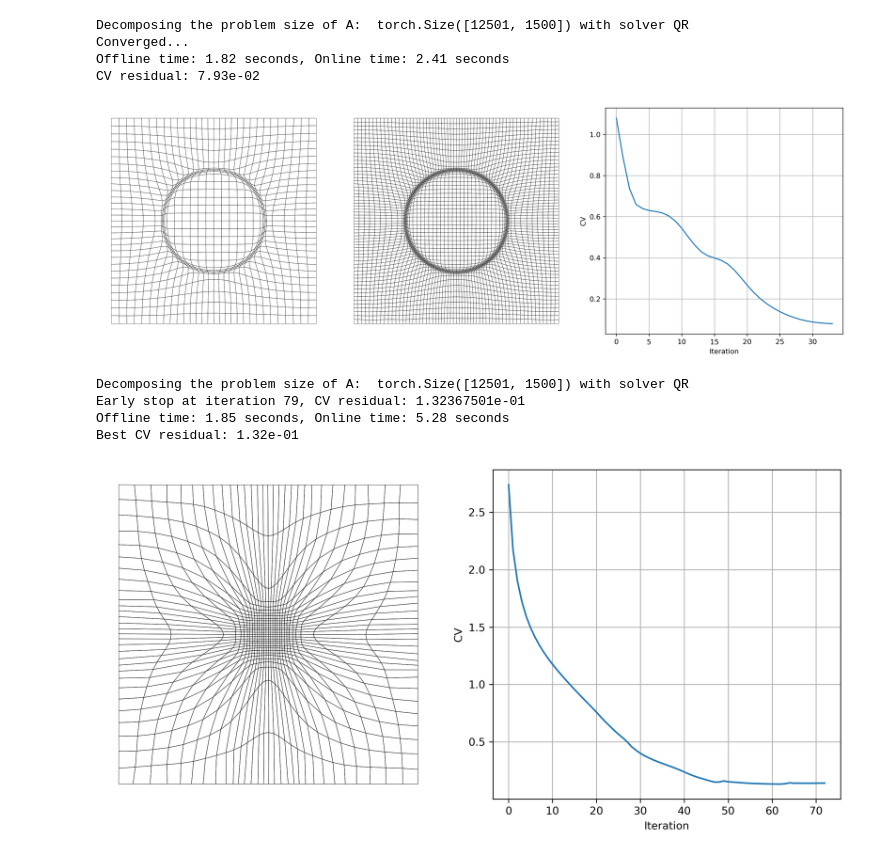
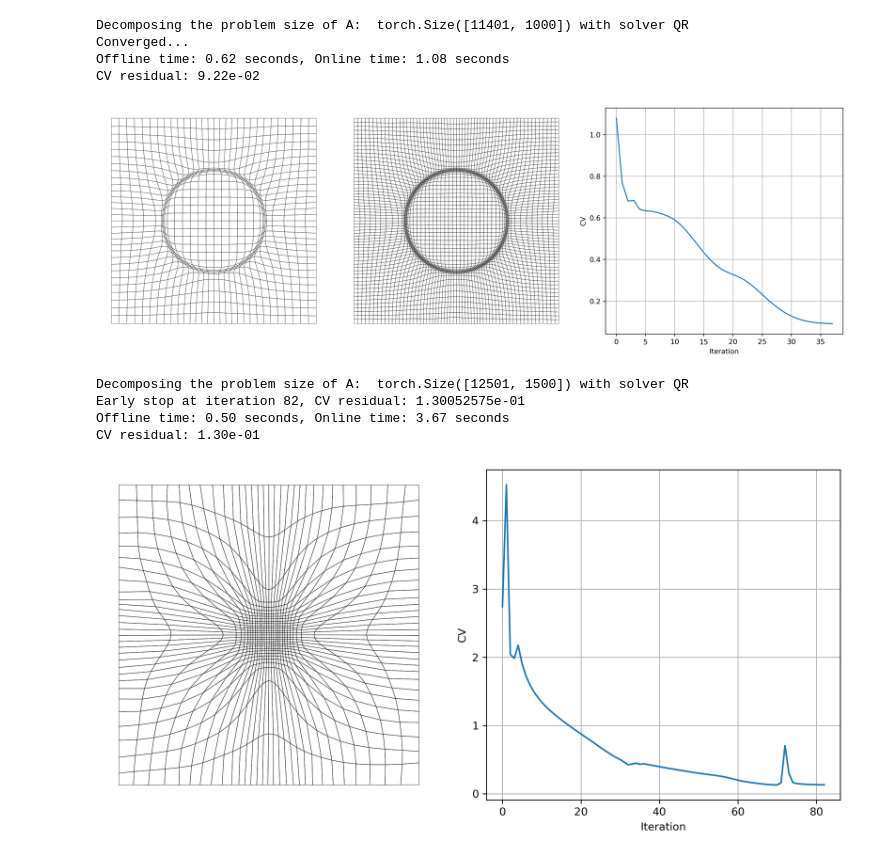
Before and after one commit to GenieYoung/RelaxationMover_RFM, a Jupyter notebook: main.ipynb, the cells around one changed output. Cells and saved outputs as stored; diff of their text form; code cells hidden in the pictures.

```diff
--- a/main.ipynb
+++ b/main.ipynb
@@ -1,12 +1,10 @@
 # %%
 from RelaxationMover_RFM import *
 
-#device = "cuda" if torch.cuda.is_available() else "cpu"
-device = 'cpu'
+device = "cuda" if torch.cuda.is_available() else "cpu"
 torch.set_default_device(device)
 torch.set_default_dtype(torch.float64)
 
-seed = 42
 torch.cuda.empty_cache()
 torch.manual_seed(seed)
 torch.cuda.manual_seed(seed)
@@ -124,8 +122,8 @@ def monitor_ring(x, y):
     return 1.0 + alpha1 / (torch.cosh(alpha2 * (r2 - a*a)) ** 2)
 
 domain = pyrfm.Square2D([0.5, 0.5], [0.5, 0.5])
-rfm_cfg = RFMConfig(n_samples_inner=10000, n_samples_boundary=1000, n_samples_interface=1000, corner1=torch.tensor([[0.0, 0.0]], device=device), boundary_lambda=100,
-                    n_hidden=1500,  n_subdomains=1, pou='PsiA', rf='tanh3', damp_value=1e-8)
+rfm_cfg = RFMConfig(n_samples_inner=10000, n_samples_boundary=400, corner1=torch.tensor([[0.0, 0.0]], device=device), boundary_lambda=100,
+                    n_hidden=1000,  n_subdomains=1, pou='PsiA', rf='tanh3', damp_value=1e-8)
 it_cfg = IterationConfig(maxiter=200, rtol=1e-4, pseudo_dt=0.1, early_stop_num=10, verbose=False)
 
 mover = RelaxationMover_RFM(domain, rfm_cfg)
@@ -155,11 +153,11 @@ plt.close()
 
 del mover
 # %% [output]
-Decomposing the problem size of A:  torch.Size([12501, 1500]) with solver QR
+Decomposing the problem size of A:  torch.Size([11401, 1000]) with solver QR
 Converged...
-Offline time: 1.82 seconds, Online time: 2.41 seconds
-CV residual: 7.93e-02
+Offline time: 0.62 seconds, Online time: 1.08 seconds
+CV residual: 9.22e-02
-[figure, old version]
+[figure, new version]
 # %%
 def monitor_bell(x, y):
     a = 0
@@ -169,35 +167,35 @@ def monitor_bell(x, y):
     return 1.0 + alpha1 / (torch.cosh(alpha2 * (r2 - a*a)) ** 2)
 
 domain = pyrfm.Square2D([0.5, 0.5], [0.5, 0.5])
-rfm_cfg = RFMConfig(n_samples_inner=10000, n_samples_boundary=1000, n_samples_interface=1000, corner1=torch.tensor([[0.0, 0.0]], device=device), boundary_lambda=100,
+rfm_cfg = RFMConfig(n_samples_inner=10000, n_samples_boundary=1000, corner1=torch.tensor([[0.0, 0.0]], device=device), boundary_lambda=100,
                     n_hidden=1500,  n_subdomains=1, pou='PsiA', rf='tanh3', damp_value=1e-8)
 it_cfg = IterationConfig(maxiter=200, rtol=1e-4, pseudo_dt=0.1, early_stop_num=10, verbose=False)
 
 mover = RelaxationMover_RFM(domain, rfm_cfg)
 mover.relaxation(monitor_bell, it_cfg)
 print(f'Offline time: {mover.build_time:.2f} seconds, Online time: {mover.run_time:.2f} seconds')
 print(f'CV residual: {mover.best_CV_residual:.2e}')
 
 fig, ax = plt.subplots(1, 2, figsize=(10, 5), dpi=300)
 
 V, T = unit_square_mesh(30, quad=True)
 adapt_V = mover.move(V)
 draw_quad_mesh(adapt_V, T, ax=ax[0])
 
 ax[1].plot(mover.CV_residual_record)
 ax[1].set_xlabel("Iteration")
 ax[1].set_ylabel("CV")
 ax[1].grid(True)
 
 plt.tight_layout()
 plt.savefig('bell.pdf', bbox_inches='tight')
 plt.show()
 plt.close()
 
 del mover
 # %% [output]
 Decomposing the problem size of A:  torch.Size([12501, 1500]) with solver QR
-Early stop at iteration 79, CV residual: 1.32367501e-01
-Offline time: 1.85 seconds, Online time: 5.28 seconds
-Best CV residual: 1.32e-01
+Early stop at iteration 82, CV residual: 1.30052575e-01
+Offline time: 0.50 seconds, Online time: 3.67 seconds
+CV residual: 1.30e-01
-[figure, old version]
+[figure, new version]
```
Also changed, not shown: parts of 1 cell of this notebook, 1 other file.
